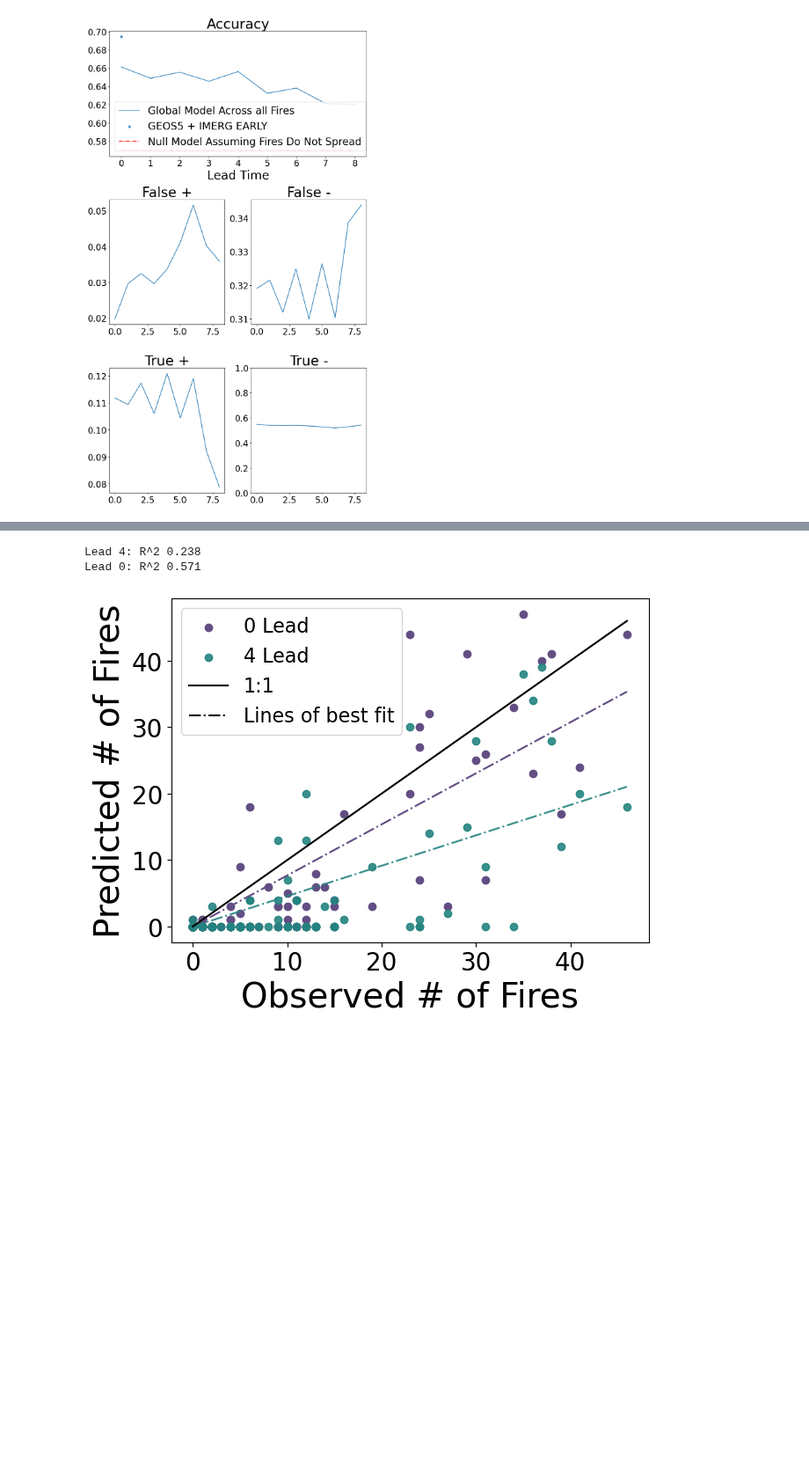
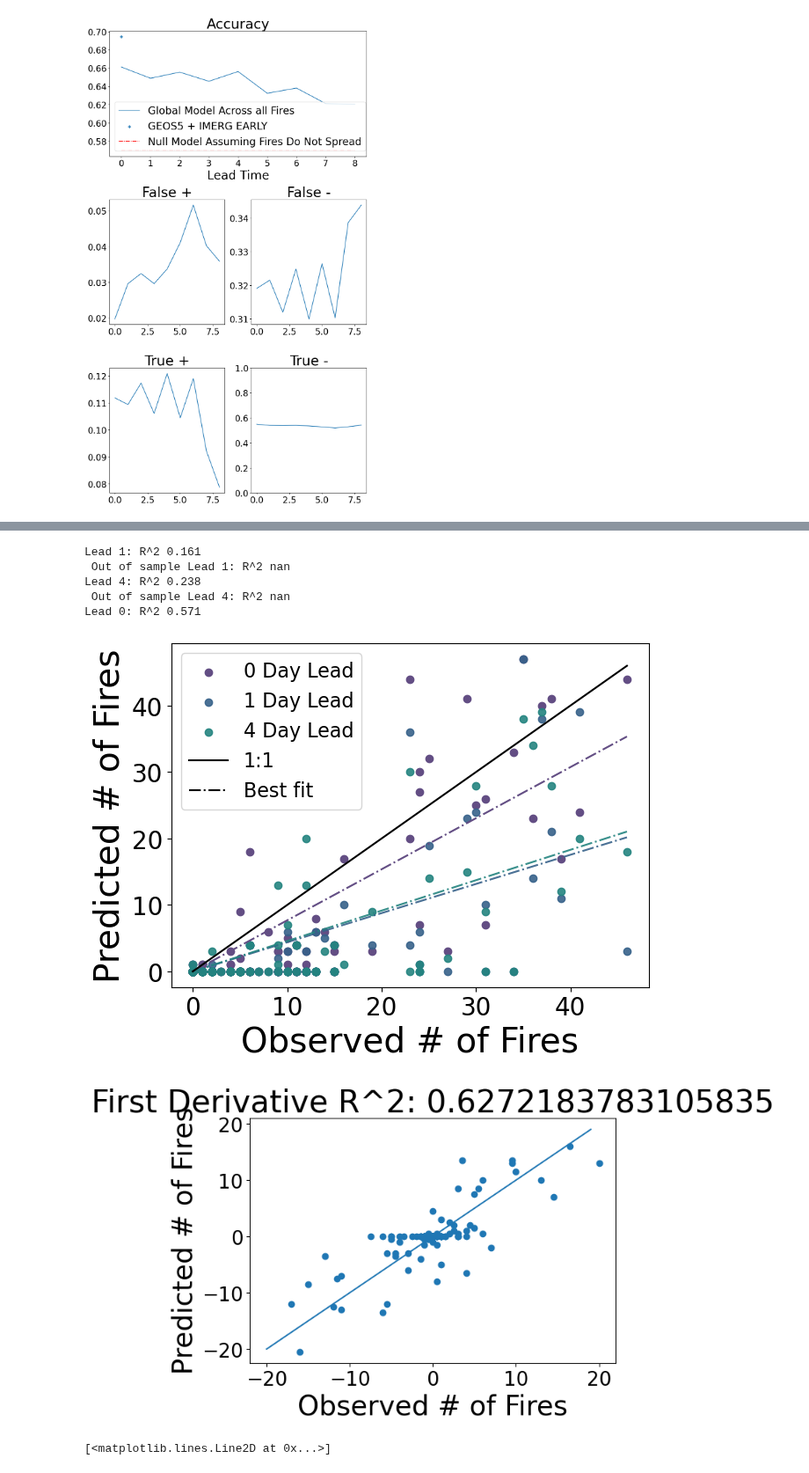
Before and after one commit to mccabete/fwiVis, a Jupyter notebook: notebooks/Logit_models.ipynb, the cells around one changed output, grey strips where cells are left out. Shown at 88% size. Cells and saved outputs as stored; diff of their text form; code cells hidden in the pictures; blank space fills up the shorter version.

```diff
--- a/notebooks/Logit_models.ipynb
+++ b/notebooks/Logit_models.ipynb
@@ -1789,6 +1892,8 @@ plt.savefig("some_figs/logit_model_plots/model_accuracy_by_lead_time.png")
 #                       "Num_fire_over_thresh": None,
 #                       "t": None})
 
+
+fire_calc_num_fr = fire3
 leads = ["1", "2", "3", "4", "5", "6", "7", "8"]
 num_fr = pd.DataFrame(None, index=range(0, len(fire3.t.unique())), columns=["Num_fire_spreading_1km2", "Num_fire_over_thresh", "t", "total_fires"])
 for i,t in enumerate(fire3.t.unique()):
@@ -1811,6 +1916,8 @@ for i,t in enumerate(fire_test.t.unique()):
     num_frt.loc[i, "Num_fire_spreading_1km2"] = len(fr_tt[fr_tt.farea_diff_stand >= 1].fireID.unique())
     num_frt.loc[i, "Num_fire_over_thresh"] = len(fr_tt[fr_tt.GEOS5_IMERGEARLY >= will_grow].fireID.unique())
     num_frt.loc[i, "total_fires"] = len(fr_tt.fireID.unique())
+    for l in leads:
+        num_frt.loc[i, f"Num_fire_over_thresh_{l}"] = len(fr_tt[fr_tt[f"FWI_lead_{l}"] >= will_grow].fireID.unique())
 # %%
 import numpy as np
 import matplotlib.pyplot as plt
@@ -1868,50 +1975,60 @@ results = model.fit()
 
 
 
-plt.scatter( num_fr.Num_fire_spreading_1km2, num_fr.Num_fire_over_thresh, label = "0 Lead", color = "#634e84", )
+plt.scatter( num_fr.Num_fire_spreading_1km2, num_fr.Num_fire_over_thresh, label = "0 Day Lead", color = "#634e84", )
 
 maxnum = max(num_fr.Num_fire_spreading_1km2.max(), num_fr.Num_fire_over_thresh.max())
 plt.plot(range(0,maxnum),  results.params.iloc[0] * range(0,maxnum), color = "#634e84", linestyle = "dashdot")
 
-
-for l in [4]:
+colors = {4: "#248480", 1: "#37628a"}
+for l in [1, 4]:
     r_sql = r_squared_against_1to1_line(num_fr.Num_fire_spreading_1km2, num_fr[f"Num_fire_over_thresh_{l}"])
-    plt.scatter(num_fr.Num_fire_spreading_1km2, num_fr[f"Num_fire_over_thresh_{l}"], label = f"{l} Lead", alpha = 0.9, color = "#248480" )
+    r_sql_oos = r_squared_against_1to1_line(num_frt.Num_fire_spreading_1km2, num_frt[f"Num_fire_over_thresh_{l}"])
+    plt.scatter(num_fr.Num_fire_spreading_1km2, num_fr[f"Num_fire_over_thresh_{l}"], label = f"{l} Day Lead", alpha = 0.9, color = colors[l] )
     model = sm.OLS( num_fr[f"Num_fire_over_thresh_{l}"].astype("float"), num_fr['Num_fire_spreading_1km2'].astype("float"),)
     results = model.fit()
-    plt.plot(range(0,maxnum),  results.params.iloc[0] * range(0,maxnum),  linestyle = "dashdot", alpha = 0.90, color = "#248480")
+    plt.plot(range(0,maxnum),  results.params.iloc[0] * range(0,maxnum),  linestyle = "dashdot", alpha = 0.90, color = colors[l])
     print(f"Lead {l}: R^2 {round(r_sql, 3)}")
+    print(f" Out of sample Lead {l}: R^2 {round(r_sql_oos, 3)}")
 #minnum = min([num_fr.Num_fire_spreading_1km2, num_fr.Num_fire_over_thresh])
 plt.plot(range(0,maxnum ), range(0,maxnum), color = "black", label = "1:1")
 print(f"Lead {0}: R^2 {round(r_sq, 3)}")
 #plt.title(f"Timeseries Predicted Vs Observed {round(r_sq, 3)}")
-plt.plot(range(0,maxnum),  np.repeat(np.nan, len(range(0,maxnum))), color = "black", linestyle = "dashdot", label = f"Lines of best fit")
+plt.plot(range(0,maxnum),  np.repeat(np.nan, len(range(0,maxnum))), color = "black", linestyle = "dashdot", label = f"Best fit")
 
 plt.xlabel("Observed # of Fires")
 plt.ylabel("Predicted # of Fires")
 plt.legend( fontsize=16)
 plt.savefig(f"some_figs/logit_model_plots/predicted_vs_observed_with_lead_{will_grow}.png")
 plt.show()
 
 
 
-# ## Calculating the first dirivative to get at "Timing"
-# y_deriv_observed = np.gradient(num_fr.Num_fire_spreading_1km2 )
-# y_deriv_predicted = np.gradient(num_fr.Num_fire_over_thresh )
+## Calculating the first dirivative to get at "Timing"
+y_deriv_observed = np.gradient(num_fr.Num_fire_spreading_1km2 )
+y_deriv_predicted = np.gradient(num_fr.Num_fire_over_thresh )
 
-# r_sq_deriv = r_squared_against_1to1_line(y_deriv_observed, y_deriv_predicted)
+r_sq_deriv = r_squared_against_1to1_line(y_deriv_observed, y_deriv_predicted)
 
 
-# plt.scatter( y_deriv_observed, y_deriv_predicted)
-# #plt.plot(range(0, (y_deriv_observed.max()) ), range(0, np.ceiling(y_deriv_observed.max())))
-# plt.title(f"First Derivative R^2: {r_sq_deriv}")
-# plt.xlabel("Observed # of Fires")
-# plt.ylabel("Predicted # of Fires")
-# plt.show()
+maxnum = max( max(y_deriv_observed), max(y_deriv_predicted))
+minnum = int(min( min(y_deriv_observed), min(y_deriv_predicted)))
+plt.scatter( y_deriv_observed, y_deriv_predicted)
+plt.plot(range(minnum,int(maxnum)), range(minnum,int(maxnum)))
+#plt.plot(range(0, (y_deriv_observed.max()) ), range(0, np.ceiling(y_deriv_observed.max())))
+plt.title(f"First Derivative R^2: {r_sq_deriv}")
+plt.xlabel("Observed # of Fires")
+plt.ylabel("Predicted # of Fires")
+plt.show()
 
-# plt.plot(num_fr.t, y_deriv_observed )
-# plt.plot(num_fr.t,  y_deriv_predicted )
+plt.plot(num_fr.t, y_deriv_observed )
+plt.plot(num_fr.t,  y_deriv_predicted )
 # %% [output]
+Lead 1: R^2 0.161
+ Out of sample Lead 1: R^2 nan
 Lead 4: R^2 0.238
+ Out of sample Lead 4: R^2 nan
 Lead 0: R^2 0.571
-[figure, old version]
+[figure, new version]
+[figure, added]
+[<matplotlib.lines.Line2D at 0x...>]
```
Also changed, not shown: parts of 25 cells of this notebook, 9 other files.
